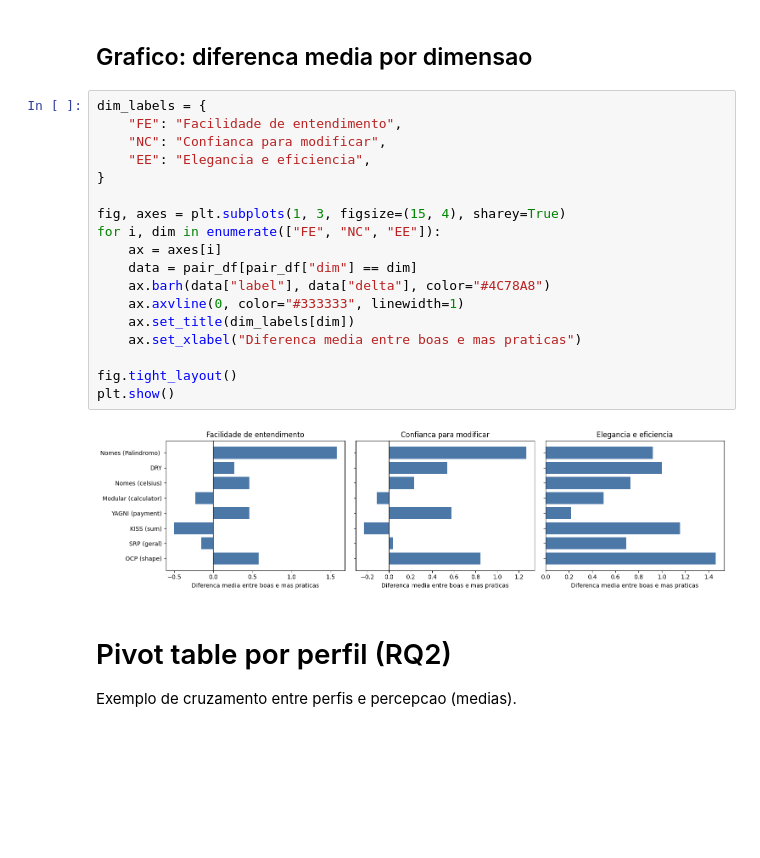
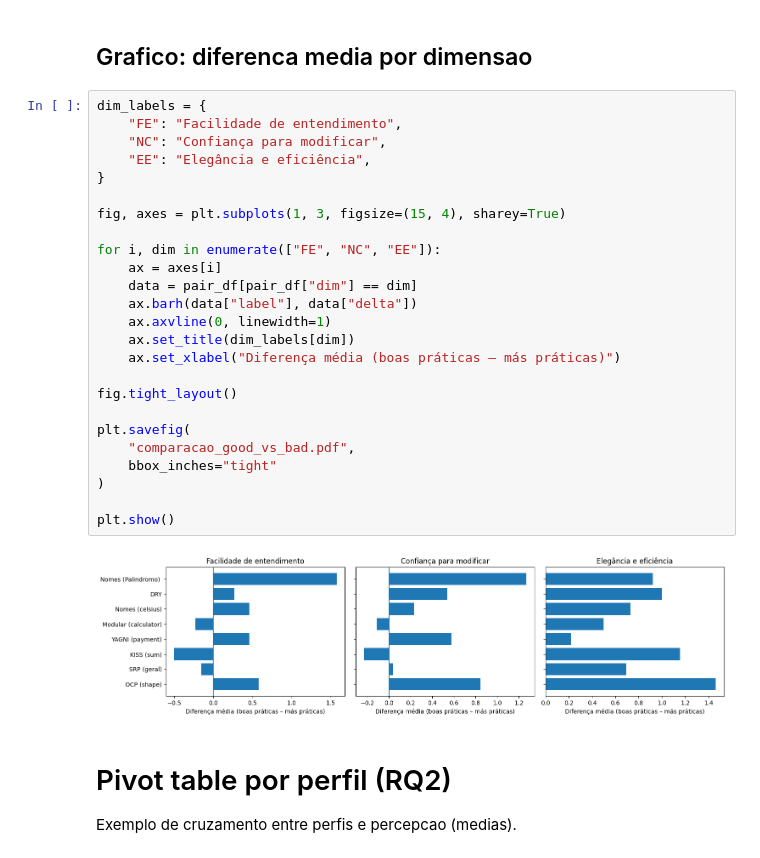
Before and after one commit to pedrobtenorio/percepcaoboaspraticas, a Jupyter notebook: graficos_iniciais.ipynb, the cells around one changed output. Drawn from its saved outputs; the diff is of its cells as text; blank space fills up the shorter version.

```diff
--- a/graficos_iniciais.ipynb
+++ b/graficos_iniciais.ipynb
@@ -125,23 +125,30 @@ pair_df
 # %%
 dim_labels = {
     "FE": "Facilidade de entendimento",
-    "NC": "Confianca para modificar",
-    "EE": "Elegancia e eficiencia",
+    "NC": "Confiança para modificar",
+    "EE": "Elegância e eficiência",
 }
 
 fig, axes = plt.subplots(1, 3, figsize=(15, 4), sharey=True)
+
 for i, dim in enumerate(["FE", "NC", "EE"]):
     ax = axes[i]
     data = pair_df[pair_df["dim"] == dim]
-    ax.barh(data["label"], data["delta"], color="#4C78A8")
-    ax.axvline(0, color="#333333", linewidth=1)
+    ax.barh(data["label"], data["delta"])
+    ax.axvline(0, linewidth=1)
     ax.set_title(dim_labels[dim])
-    ax.set_xlabel("Diferenca media entre boas e mas praticas")
+    ax.set_xlabel("Diferença média (boas práticas – más práticas)")
 
 fig.tight_layout()
+
+plt.savefig(
+    "comparacao_good_vs_bad.pdf",
+    bbox_inches="tight"
+)
+
 plt.show()
 # %% [output]
-[figure, old version]
+[figure, new version]
 # %% [markdown]
 # Pivot table por perfil (RQ2)
 
```
Also changed, not shown: parts of 5 cells of this notebook.
